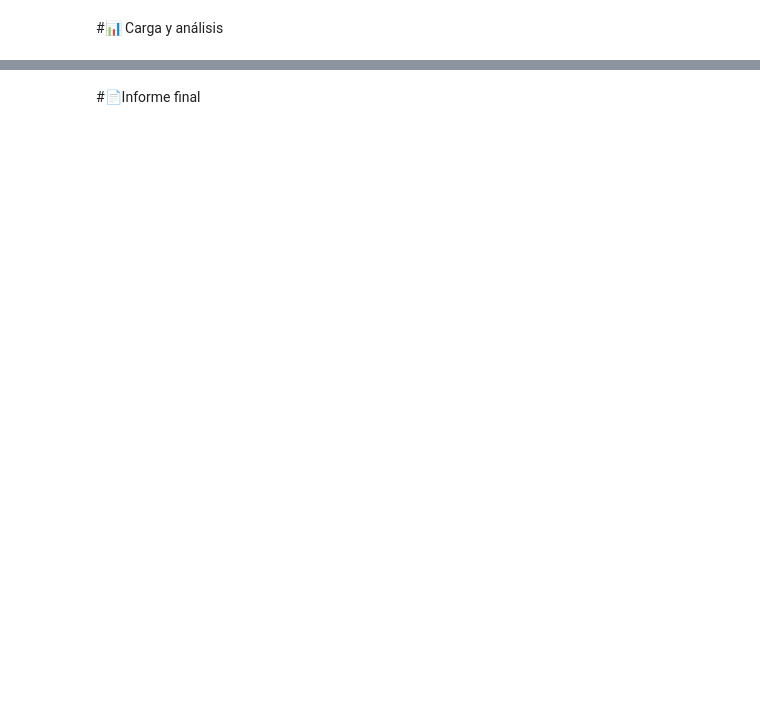
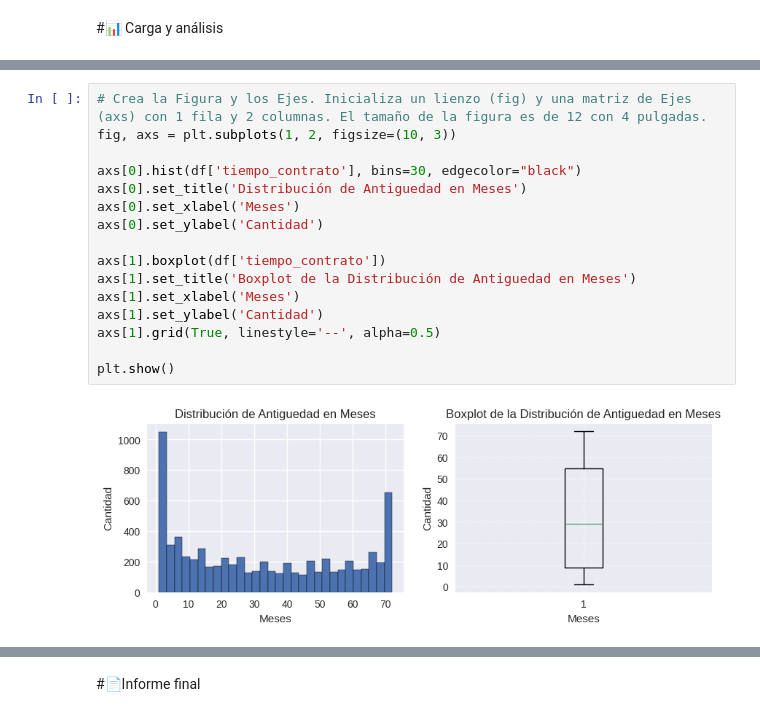
Before and after one commit to jpraden/Challenge-DataScience-TelecomX-LATAM, a Jupyter notebook: TelecomX_LATAM.ipynb, the cells around one changed output, grey strips where cells are left out. Saved outputs shown, nothing was run; the diff lists cells and outputs as text; blank space fills up the shorter version.

```diff
--- a/TelecomX_LATAM.ipynb
+++ b/TelecomX_LATAM.ipynb
@@ -648,0 +717,18 @@ _____________________________________________________________________________
+# %%
+# Crea la Figura y los Ejes. Inicializa un lienzo (fig) y una matriz de Ejes (axs) con 1 fila y 2 columnas. El tamaño de la figura es de 12 con 4 pulgadas.
+fig, axs = plt.subplots(1, 2, figsize=(10, 3))
+
+axs[0].hist(df['tiempo_contrato'], bins=30, edgecolor="black")
+axs[0].set_title('Distribución de Antiguedad en Meses')
+axs[0].set_xlabel('Meses')
+axs[0].set_ylabel('Cantidad')
+
+axs[1].boxplot(df['tiempo_contrato'])
+axs[1].set_title('Boxplot de la Distribución de Antiguedad en Meses')
+axs[1].set_xlabel('Meses')
+axs[1].set_ylabel('Cantidad')
+axs[1].grid(True, linestyle='--', alpha=0.5)
+
+plt.show()
+# %% [output]
+[figure, added]
```
Also changed, not shown: parts of 57 cells of this notebook, 1 other file.
